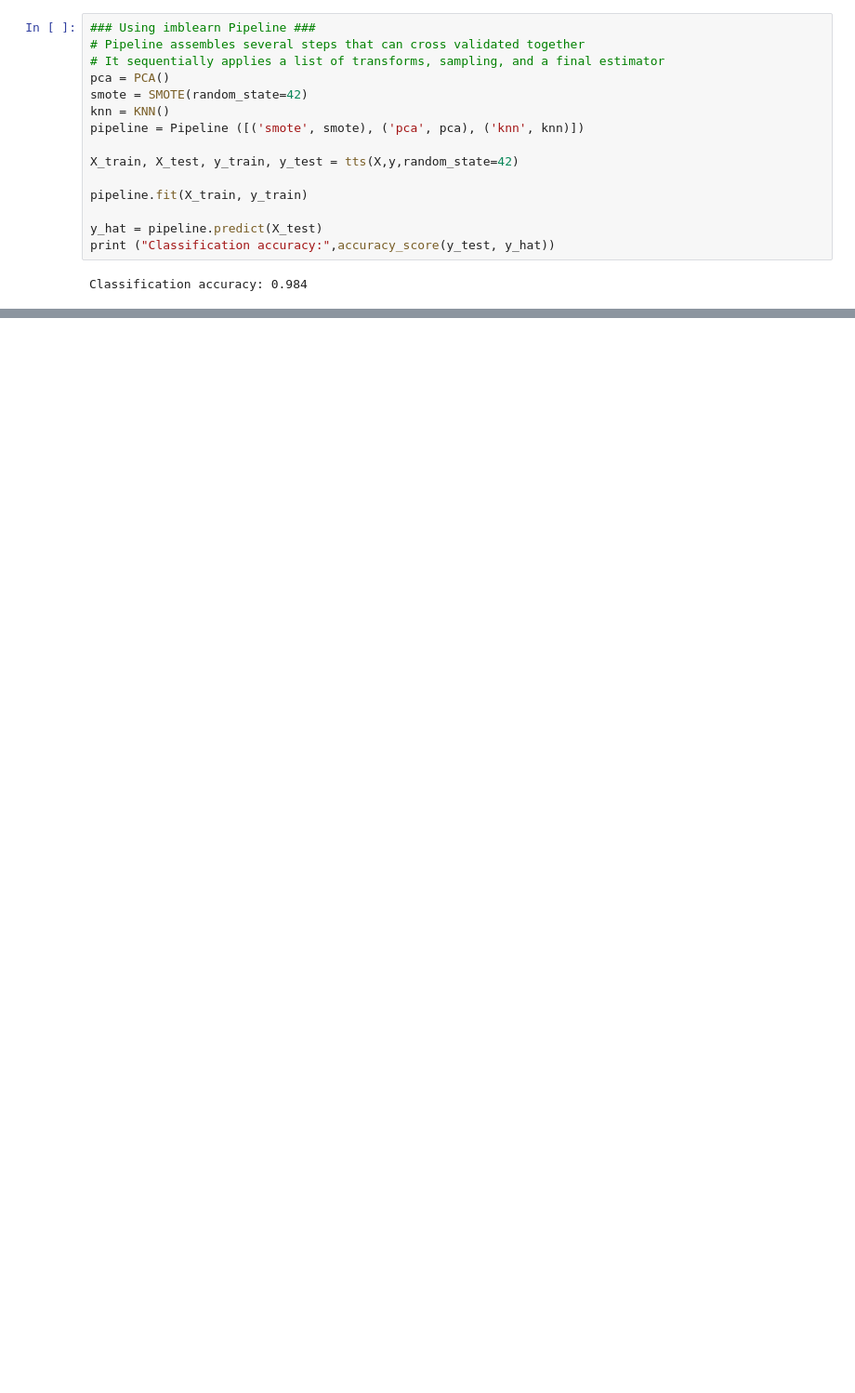
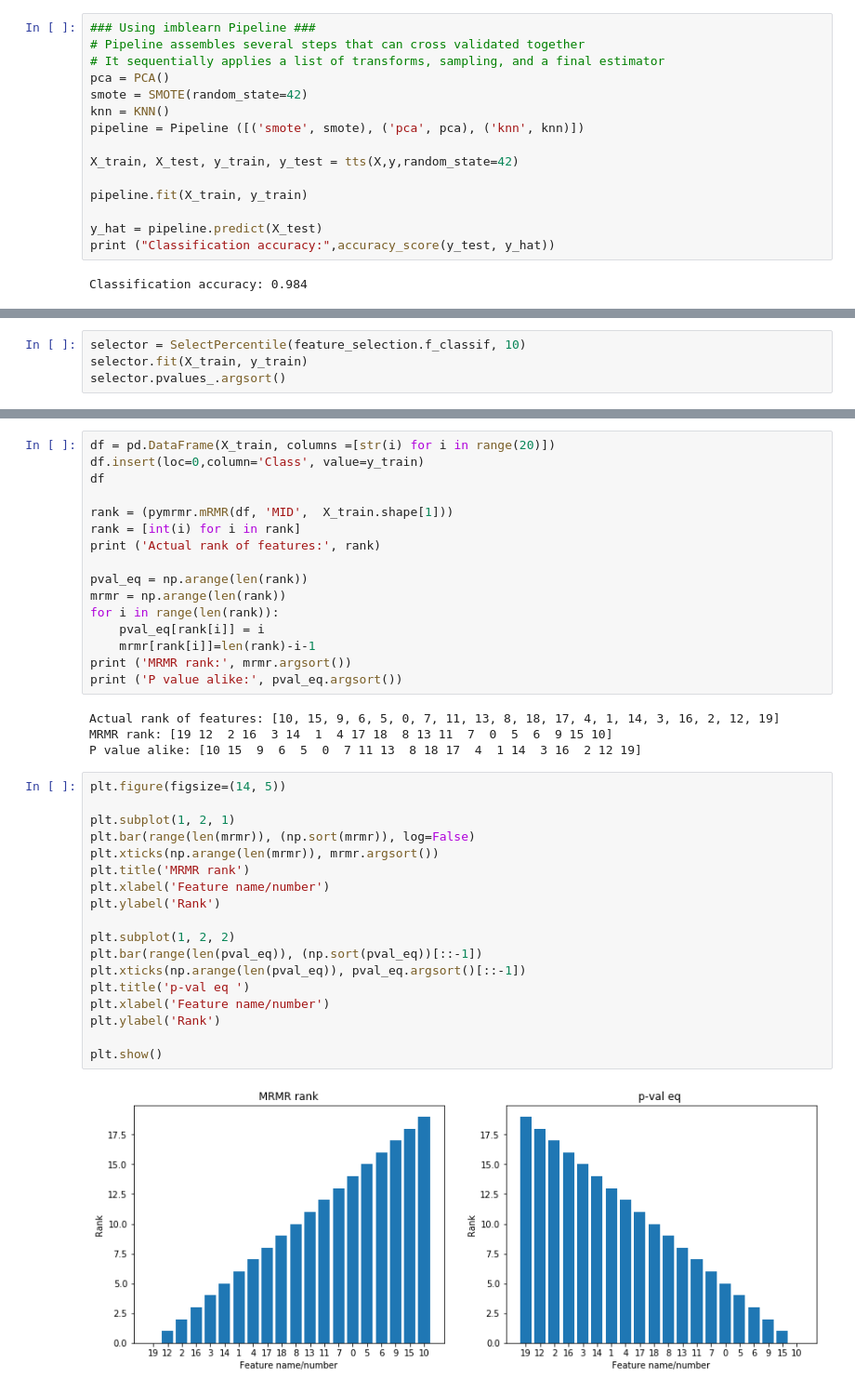
Before and after one commit to prasanth-ntu/prasanth-ntu.github.io, a Jupyter notebook: html/ML-Course/Imblearn-Introduction/imblearn_intro_notes.ipynb, the cells around one changed output, grey strips where cells are left out. Shown at 93% size. Drawn from its saved outputs; the diff is of its cells as text; blank space fills up the shorter version.

```diff
--- a/html/ML-Course/Imblearn-Introduction/imblearn_intro_notes.ipynb
+++ b/html/ML-Course/Imblearn-Introduction/imblearn_intro_notes.ipynb
@@ -84,0 +182,4 @@ para_steps1,.bcdfgipsw[]
+# %%
+selector = SelectPercentile(feature_selection.f_classif, 10)
+selector.fit(X_train, y_train)
+selector.pvalues_.argsort()
@@ -84,0 +234,40 @@ para_steps1,.bcdfgipsw[]
+# %%
+df = pd.DataFrame(X_train, columns =[str(i) for i in range(20)])
+df.insert(loc=0,column='Class', value=y_train)
+df
+
+rank = (pymrmr.mRMR(df, 'MID',  X_train.shape[1]))
+rank = [int(i) for i in rank]
+print ('Actual rank of features:', rank)
+
+pval_eq = np.arange(len(rank))
+mrmr = np.arange(len(rank))
+for i in range(len(rank)):
+    pval_eq[rank[i]] = i
+    mrmr[rank[i]]=len(rank)-i-1
+print ('MRMR rank:', mrmr.argsort())
+print ('P value alike:', pval_eq.argsort())
+# %% [output]
+Actual rank of features: [10, 15, 9, 6, 5, 0, 7, 11, 13, 8, 18, 17, 4, 1, 14, 3, 16, 2, 12, 19]
+MRMR rank: [19 12  2 16  3 14  1  4 17 18  8 13 11  7  0  5  6  9 15 10]
+P value alike: [10 15  9  6  5  0  7 11 13  8 18 17  4  1 14  3 16  2 12 19]
+# %%
+plt.figure(figsize=(14, 5))
+
+plt.subplot(1, 2, 1)
+plt.bar(range(len(mrmr)), (np.sort(mrmr)), log=False)
+plt.xticks(np.arange(len(mrmr)), mrmr.argsort())
+plt.title('MRMR rank')
+plt.xlabel('Feature name/number')
+plt.ylabel('Rank')
+
+plt.subplot(1, 2, 2)
+plt.bar(range(len(pval_eq)), (np.sort(pval_eq))[::-1])
+plt.xticks(np.arange(len(pval_eq)), pval_eq.argsort()[::-1])
+plt.title('p-val eq ')
+plt.xlabel('Feature name/number')
+plt.ylabel('Rank')
+
+plt.show()
+# %% [output]
+[figure, added]
```
Also changed, not shown: parts of 15 cells of this notebook, 1 other file.
